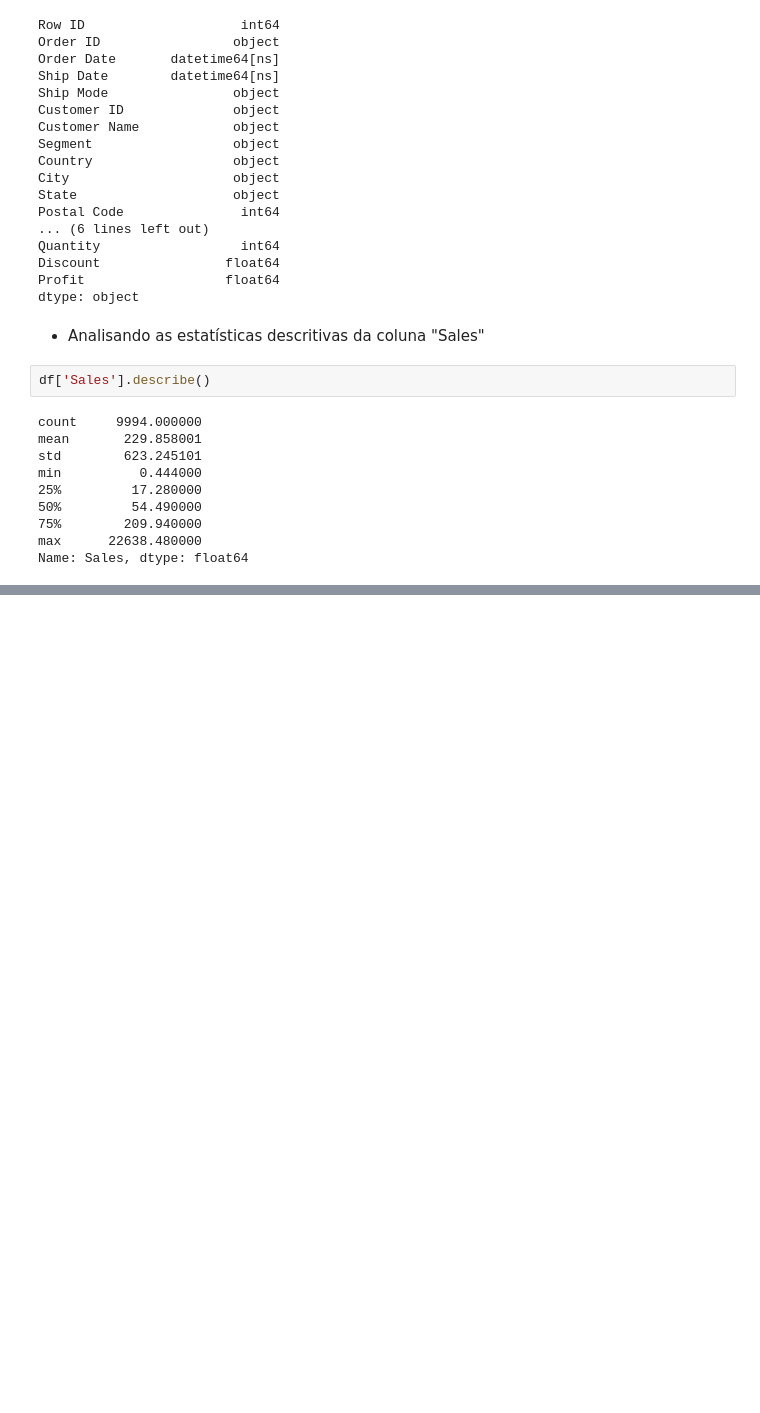
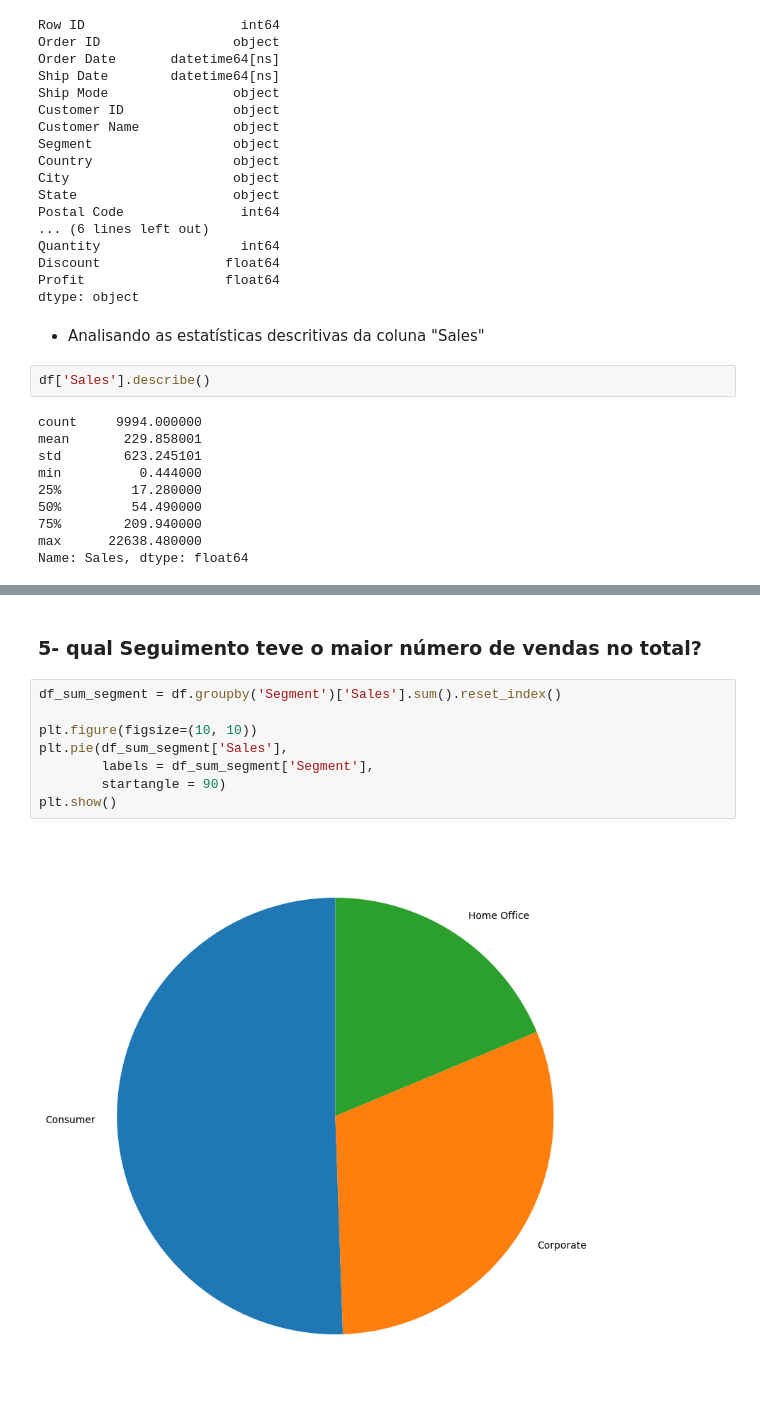
Before and after one commit to michelprosite/Analise-Exploratoria-Superstore-Sales, a Jupyter notebook: Analise_Exploratória_Superstore_Sales.ipynb, the cells around one changed output, grey strips where cells are left out. Drawn from its saved outputs; the diff is of its cells as text; blank space fills up the shorter version.

```diff
--- a/Analise_Exploratória_Superstore_Sales.ipynb
+++ b/Analise_Exploratória_Superstore_Sales.ipynb
@@ -93,0 +198,12 @@ Name: Sales, dtype: float64
+# %% [markdown]
+### 5- qual Seguimento teve o maior número de vendas no total?
+# %%
+df_sum_segment = df.groupby('Segment')['Sales'].sum().reset_index()
+
+plt.figure(figsize=(10, 10))
+plt.pie(df_sum_segment['Sales'],
+        labels = df_sum_segment['Segment'],
+        startangle = 90)
+plt.show()
+# %% [output]
+[figure, added]
```
Also changed, not shown: parts of 19 cells of this notebook.
